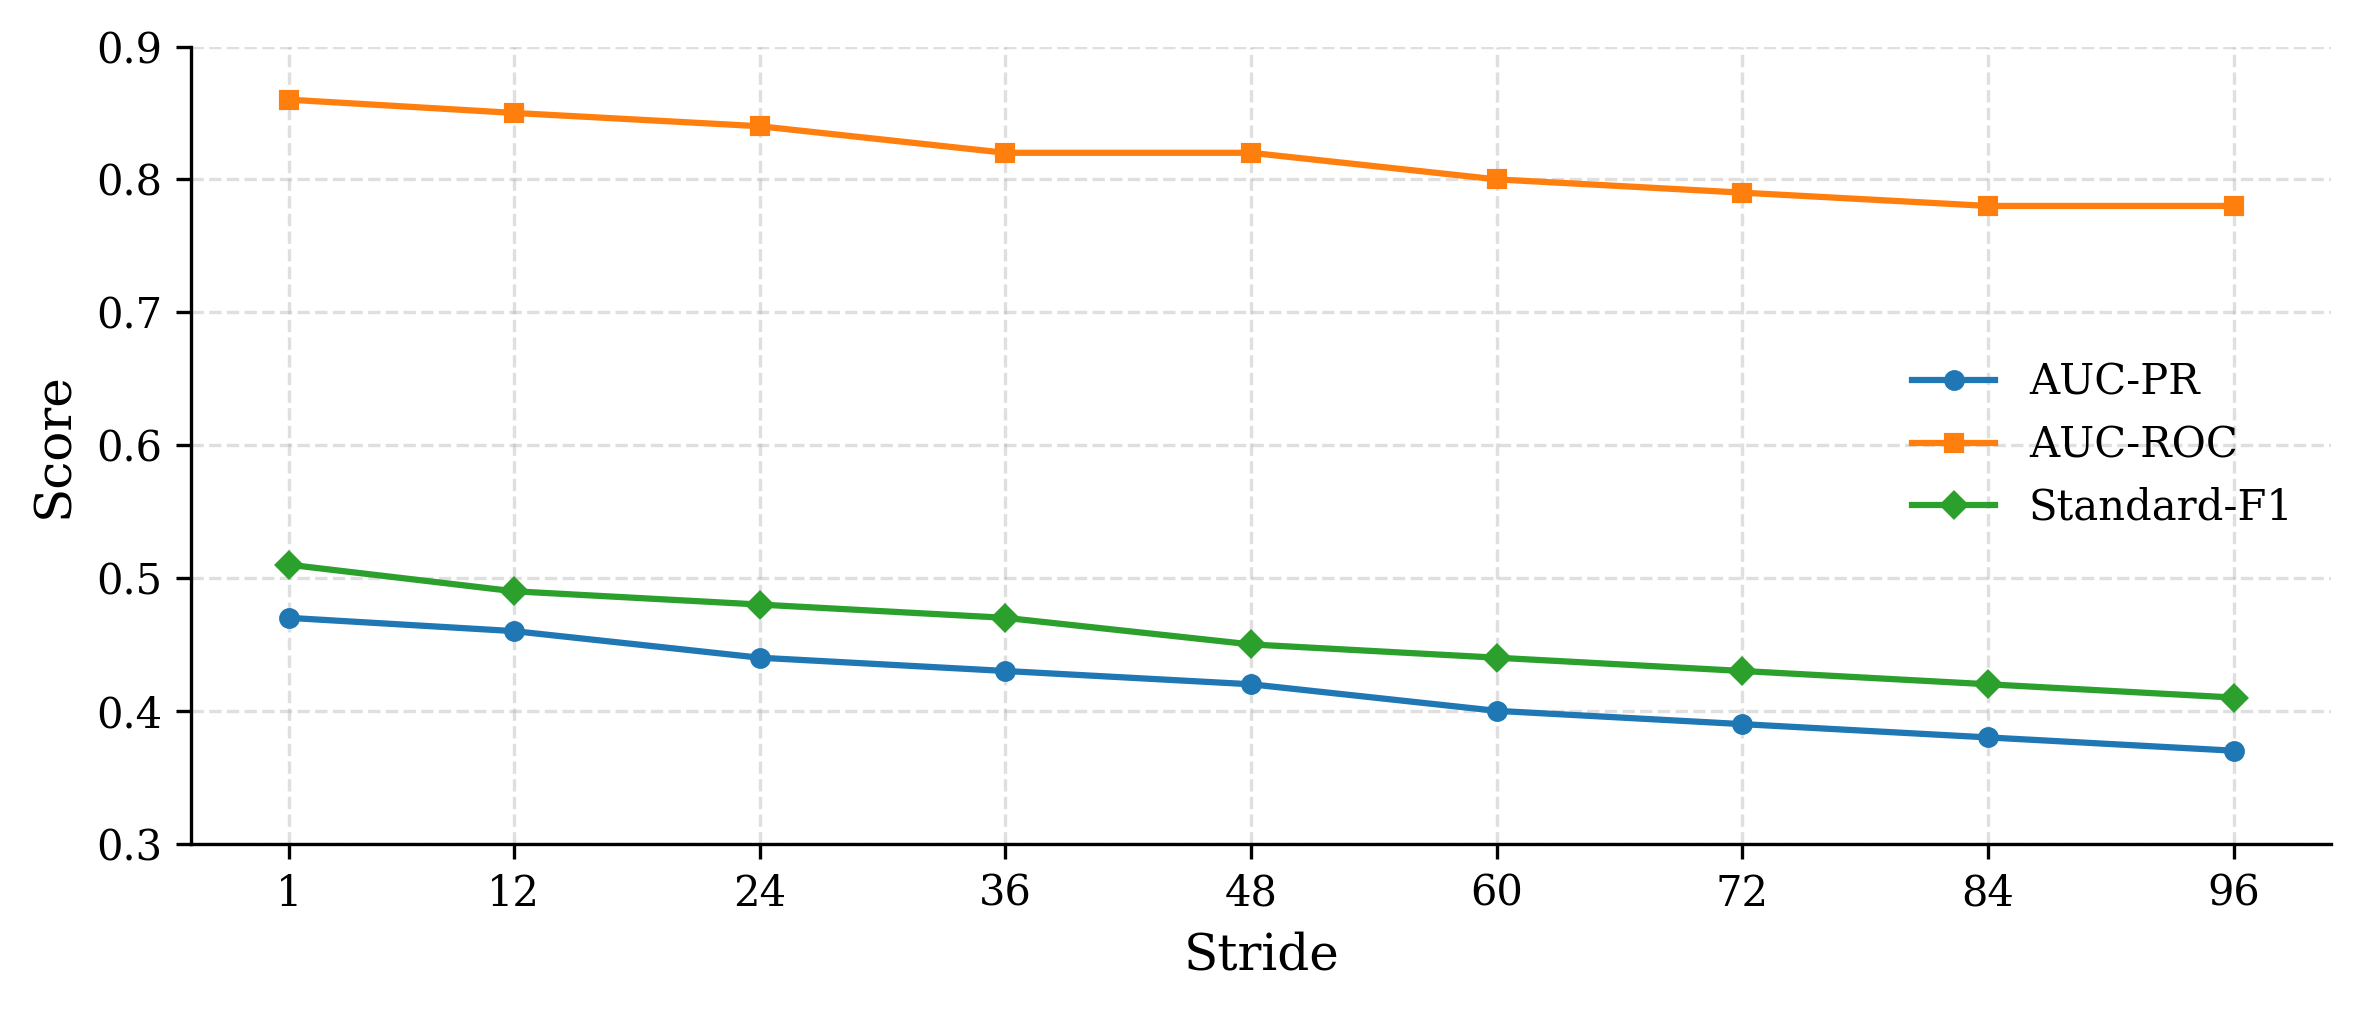
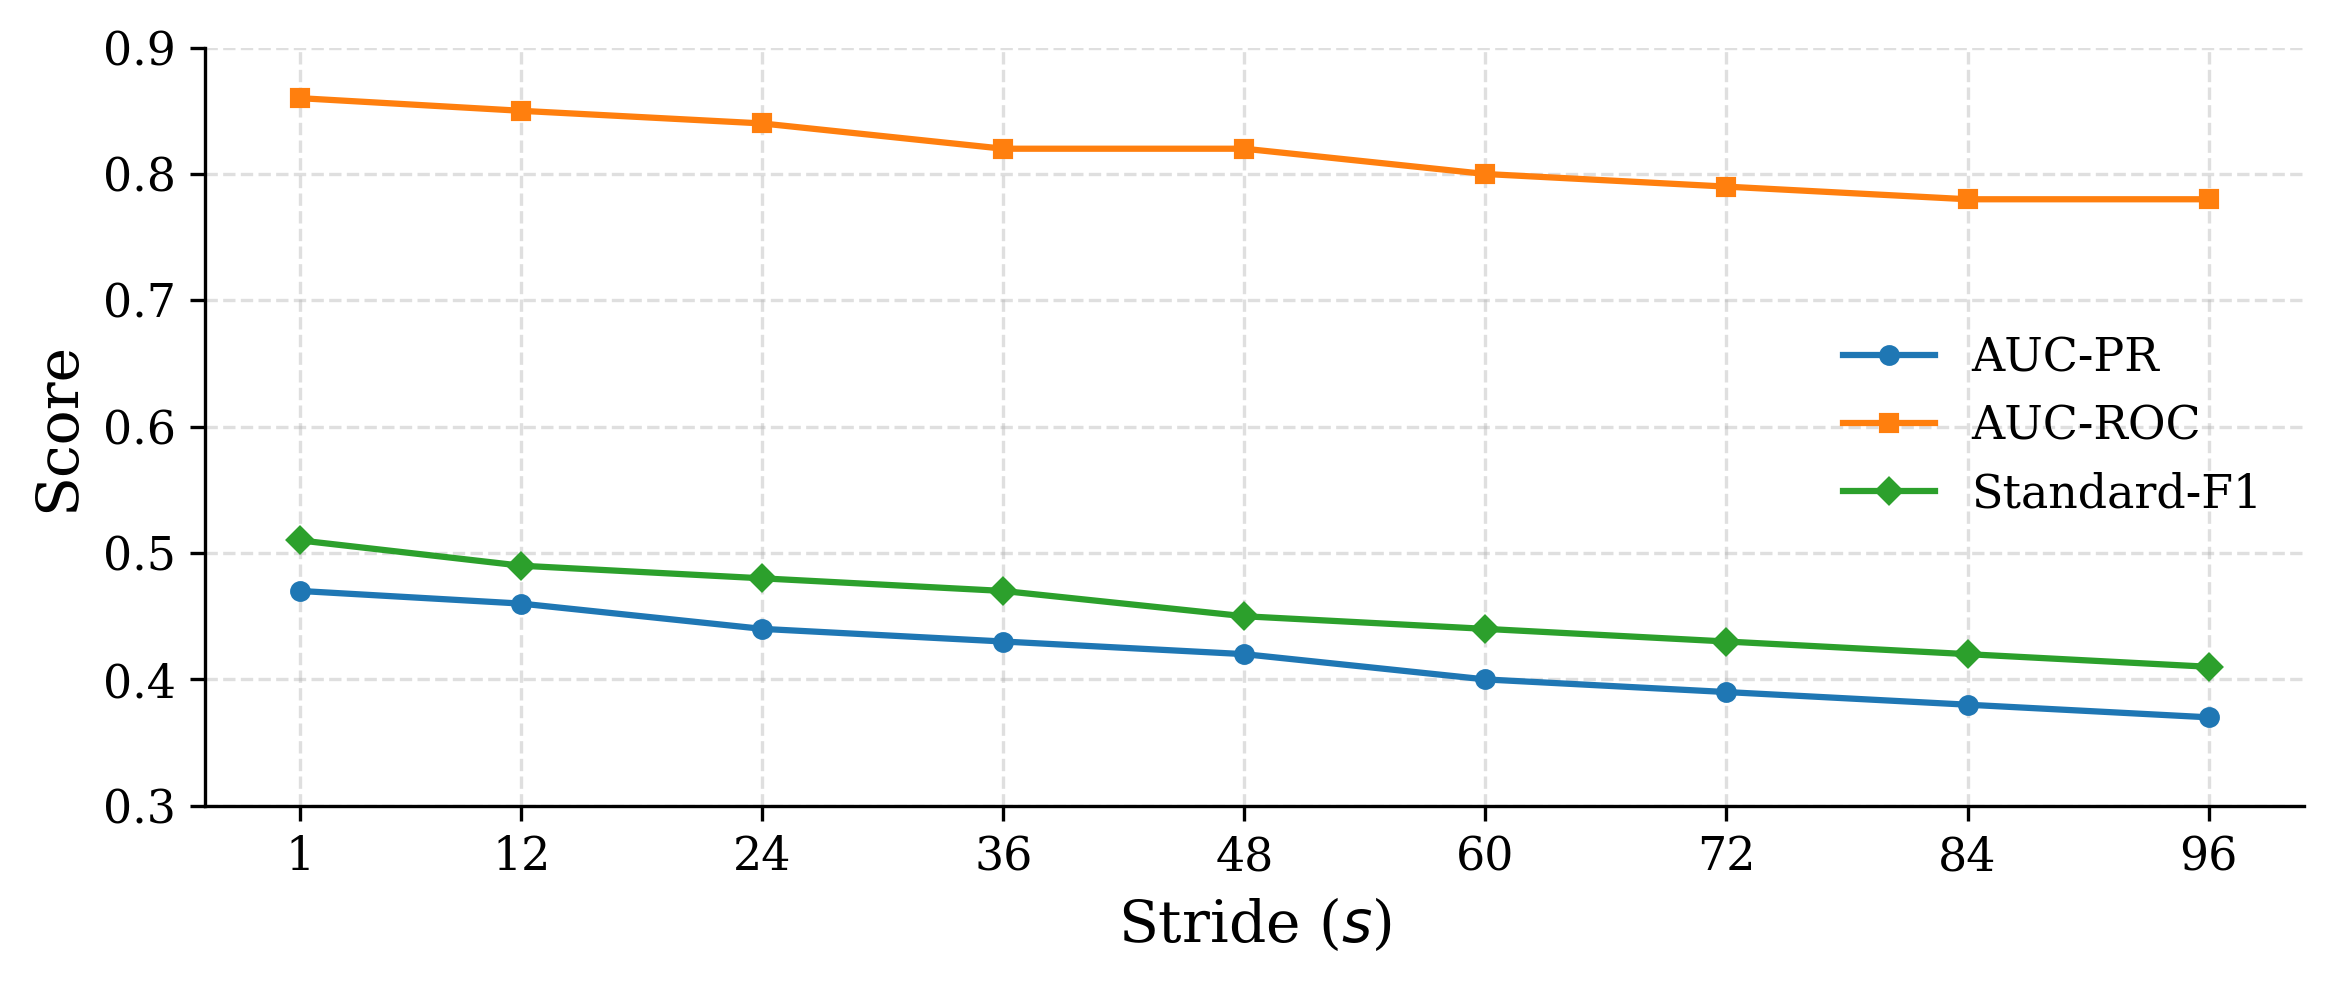
The notebook cell's code change between the first figure and the second:
--- before
+++ after
@@ -1,10 +1,10 @@
 plt.rcParams.update({
     "font.family": "serif",
-    "font.size": 11,
-    "axes.labelsize": 12,
+    "font.size": 14,
+    "axes.labelsize": 14,
     "axes.titlesize": 13,
-    "xtick.labelsize": 10,
-    "ytick.labelsize": 10,
-    "legend.fontsize": 10,
+    "xtick.labelsize": 11,
+    "ytick.labelsize": 11,
+    "legend.fontsize": 11,
     "figure.dpi": 300
 })
@@ -26,5 +26,5 @@
 ax.set_xticks(strides)
 ax.set_xticklabels([str(s) for s in strides])
-ax.set_xlabel("Stride")
+ax.set_xlabel("Stride ($s$)")
 ax.set_ylabel("Score")
 ax.grid(True, linestyle="--", alpha=0.4)

Commit: Update README and adding licenses